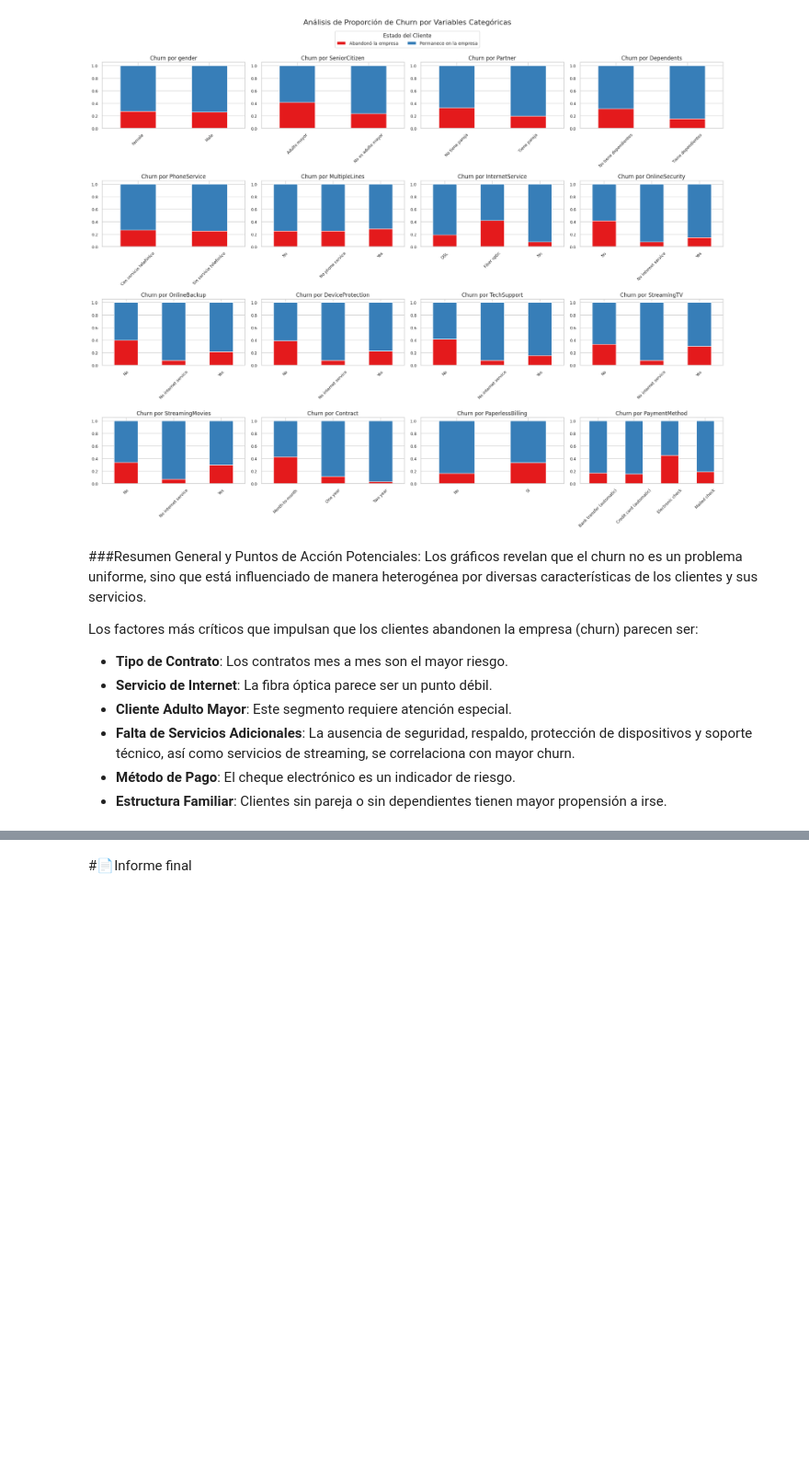
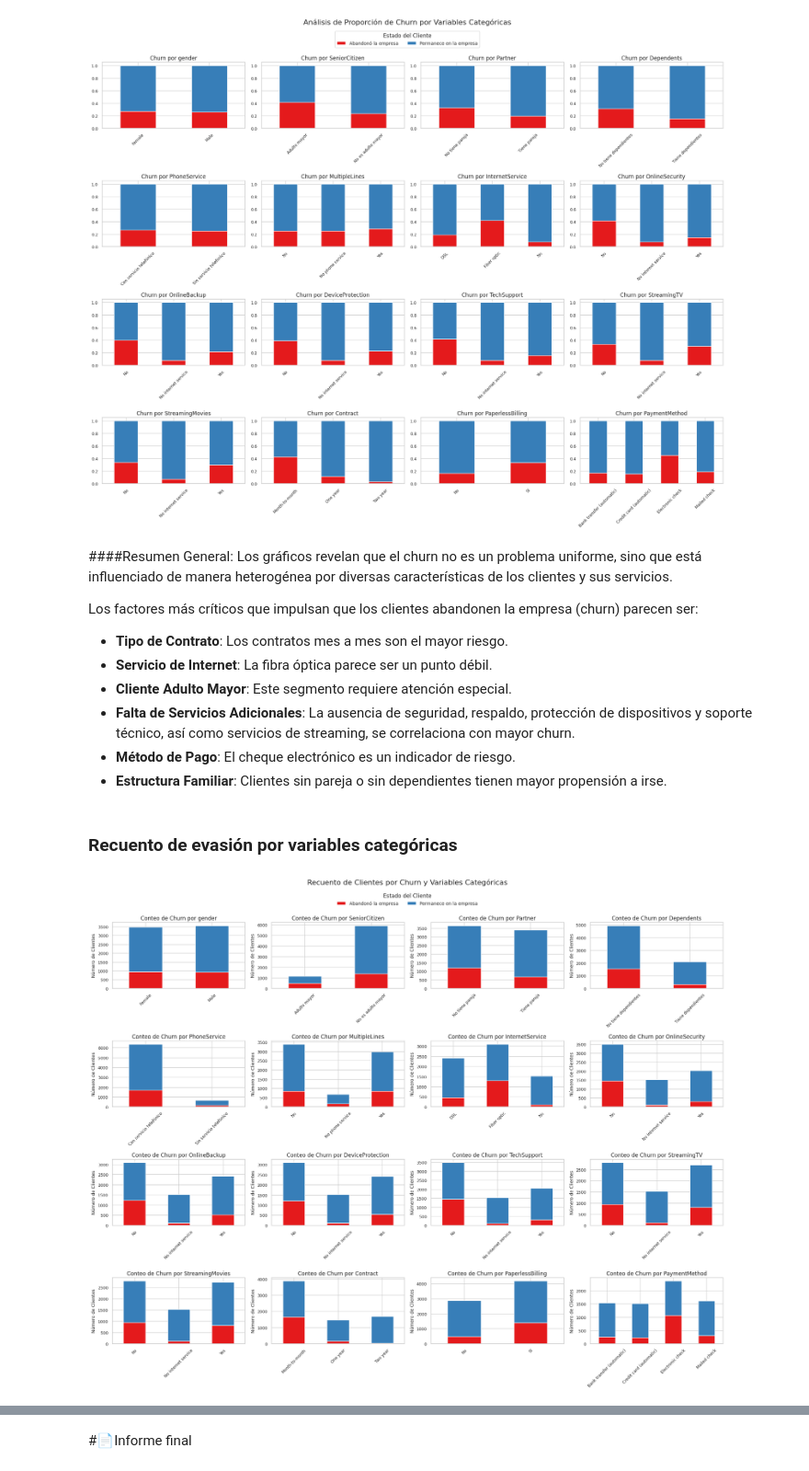
Before and after one commit to Near-o7/challenge2-data-science-LATAM, a Jupyter notebook: TelecomX_LATAM.ipynb, the cells around one changed output, grey strips where cells are left out. Shown at 92% size. Drawn from its saved outputs; the diff is of its cells as text; code cells hidden in the pictures; blank space fills up the shorter version.

Commit message:
Crear celdas de gráficos y análisis de variables categóricas y numéricas

```diff
--- a/TelecomX_LATAM.ipynb
+++ b/TelecomX_LATAM.ipynb
@@ -443,7 +445,7 @@ plt.show()
 # %% [output]
 [figure]
 # %% [markdown]
-###Resumen General y Puntos de Acción Potenciales:
+####Resumen General:
 Los gráficos revelan que el churn no es un problema uniforme, sino que está influenciado de manera heterogénea por diversas características de los clientes y sus servicios.
 
 Los factores más críticos que impulsan que los clientes abandonen la empresa (churn) parecen ser:
@@ -454,3 +456,63 @@ Los factores más críticos que impulsan que los clientes abandonen la empresa (
 * **Falta de Servicios Adicionales**: La ausencia de seguridad, respaldo, protección de dispositivos y soporte técnico, así como servicios de streaming, se correlaciona con mayor churn.
 * **Método de Pago**: El cheque electrónico es un indicador de riesgo.
 * **Estructura Familiar**: Clientes sin pareja o sin dependientes tienen mayor propensión a irse.
+# %% [markdown]
+### Recuento de evasión por variables categóricas
+# %%
+sns.set_theme(style="whitegrid", palette="Set1")
+
+num_plots = len(categorical_vars)
+ncols = 4
+nrows = (num_plots + ncols - 1) // ncols
+
+fig, axes = plt.subplots(nrows=nrows, ncols=ncols, figsize=(ncols * 5, nrows * 4))
+axes = axes.flatten()
+
+handles = []
+labels = []
+legend_captured = False
+
+for i, col in enumerate(categorical_vars):
+    ax = axes[i]
+    churn_counts = df_graficos.groupby(col, observed=False)['Churn'].value_counts().unstack().fillna(0)
+
+    if 'Abandonó la empresa' not in churn_counts.columns:
+        churn_counts['Abandonó la empresa'] = 0
+    if 'Permanece en la empresa' not in churn_counts.columns:
+        churn_counts['Permanece en la empresa'] = 0
+
+    order_columns = ['Abandonó la empresa', 'Permanece en la empresa']
+    final_order = [c for c in order_columns if c in churn_counts.columns]
+    churn_counts = churn_counts[final_order]
+
+    churn_counts.plot(kind='bar', stacked=True, ax=ax)
+
+    ax.set_title(f'Conteo de Churn por {col}', fontsize=12)
+    ax.set_xlabel('')
+    ax.set_ylabel('Número de Clientes', fontsize=10)
+    ax.tick_params(axis='x', rotation=45, labelsize=9)
+    ax.tick_params(axis='y', labelsize=9)
+
+    if not legend_captured:
+        handles, labels = ax.get_legend_handles_labels()
+        legend_captured = True
+
+    ax.get_legend().remove()
+
+for j in range(i + 1, len(axes)):
+    fig.delaxes(axes[j])
+
+fig.legend(handles, labels, title='Estado del Cliente',
+           loc='upper center',
+           bbox_to_anchor=(0.5, 0.98),
+           ncol=2,
+           fontsize=10,
+           title_fontsize=12,
+           frameon=False
+          )
+
+plt.tight_layout(rect=[0, 0, 1, 0.94])
+fig.suptitle('Recuento de Clientes por Churn y Variables Categóricas', fontsize=16, y=1.0)
+plt.show()
+# %% [output]
+[figure, added]
```
Also changed, not shown: parts of 5 cells of this notebook.
